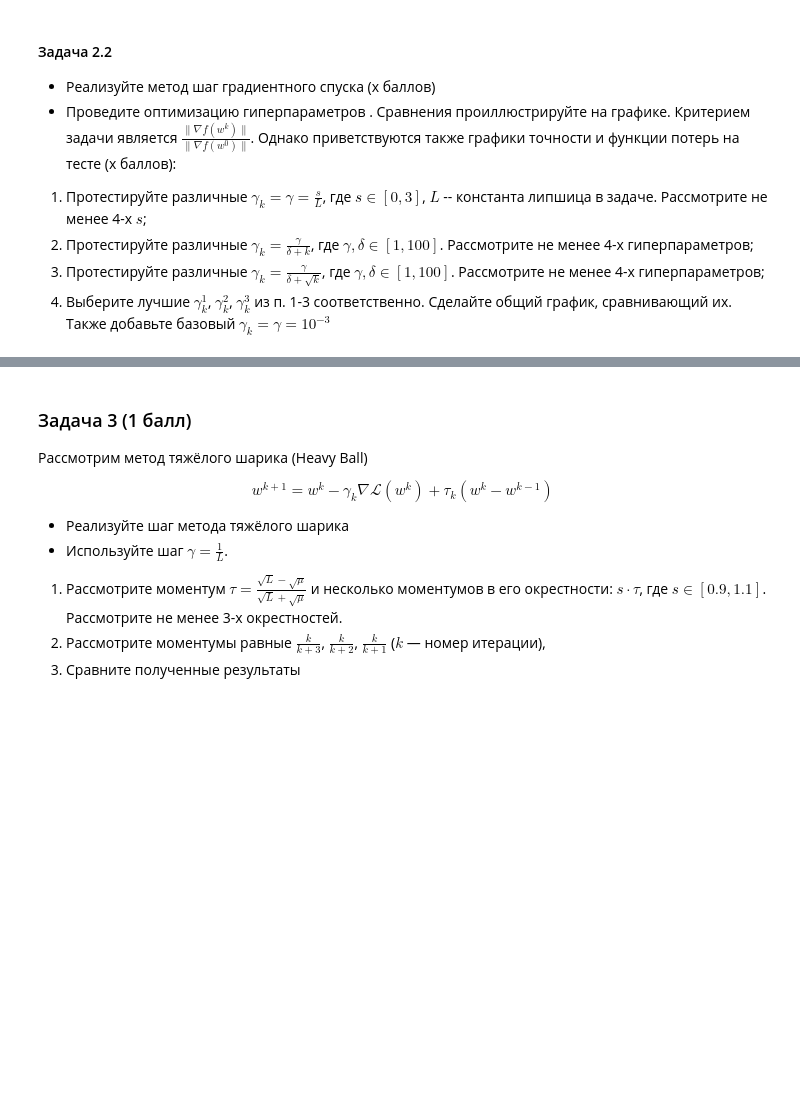
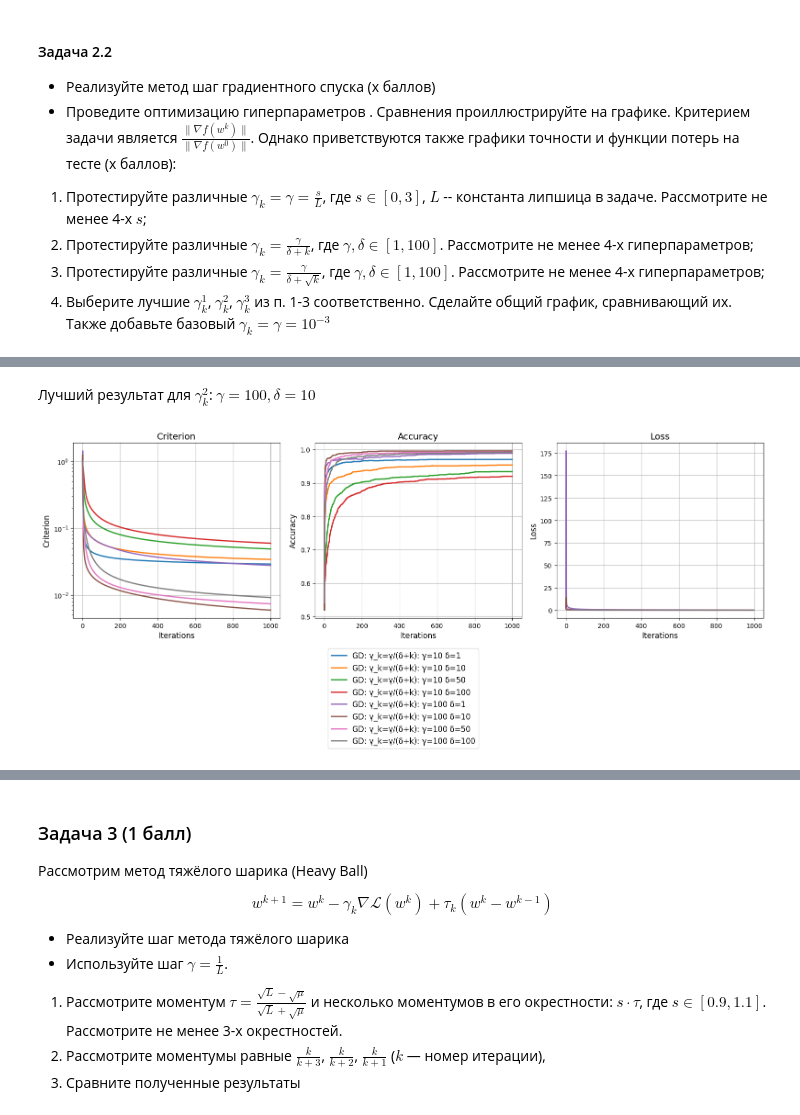
Before and after one commit to pbedrin/ml-course-ispras, a Jupyter notebook: hw/hw3/ISP_HW3_LogReg_Opt_HPO.ipynb, the cells around one changed output, grey strips where cells are left out. Saved outputs shown, nothing was run; the diff lists cells and outputs as text; code cells hidden in the pictures; blank space fills up the shorter version.

```diff
--- a/hw/hw3/ISP_HW3_LogReg_Opt_HPO.ipynb
+++ b/hw/hw3/ISP_HW3_LogReg_Opt_HPO.ipynb
@@ -288,8 +392,11 @@ def eval_optimizer_step(
     ###########################
     ### ╰( ͡° ͜ʖ ͡° )つ──☆*:・ﾟ
     ###########################
-    train_mush_x = train_mush_x # here is a global variable
-    train_mush_y = train_mush_y
+    # train_mush_x = train_mush_x # here is a global variable
+    # train_mush_y = train_mush_y
+    grad_norm = np.linalg.norm(mush_grad(w, train_mush_x, train_mush_y))
+    accuracy = mush_accuracy(w, x, y)
+    val_loss = mush_f(w, x, y)
     return [grad_norm, accuracy, val_loss]
 # %%
 def test_optimizer(
@@ -399,7 +506,7 @@ class GradientDescent(ManualSolver):
         ###########################
         ### ╰( ͡° ͜ʖ ͡° )つ──☆*:・ﾟ
         ###########################
-        pass
+        return w - self.lr(k) * grad_f
 # %%
 grad_opt = GradientDescent(lr=1e-3, name='GD lr=1e-3')
 gd_res_baseline = test_optimizer(grad_opt)
@@ -419,7 +571,22 @@ plot_results([gd_res_baseline], 'Cходимость градиентного с
 
 def dynamic_lr(initial_gamma, delta):
     # TODO: return a lambda function that depends on k
-    pass
+    return lambda k: initial_gamma / (delta + k)
+
+experiments_2_2 = []
+for initial_gamma in [10, 100]:
+    for delta in [1, 10, 50, 100]:
+        lr = dynamic_lr(initial_gamma, delta)
+        grad_opt = GradientDescent(lr=lr,
+                                   name=f'GD: γ_k=γ/(δ+k): γ={initial_gamma} δ={delta}')
+        res = test_optimizer(grad_opt)
+        experiments_2_2.append(res)
+# %% [markdown]
+Лучший результат для $\gamma^2_k$: $\gamma = 100, \delta = 10$
+# %%
+plot_metrics(experiments_2_2, bottom_offset=0.4)
+# %% [output]
+[figure, added]
 # %%
 3.
 # YOUR CODE HERE:
```
Also changed, not shown: parts of 118 cells of this notebook, 14 other files.
